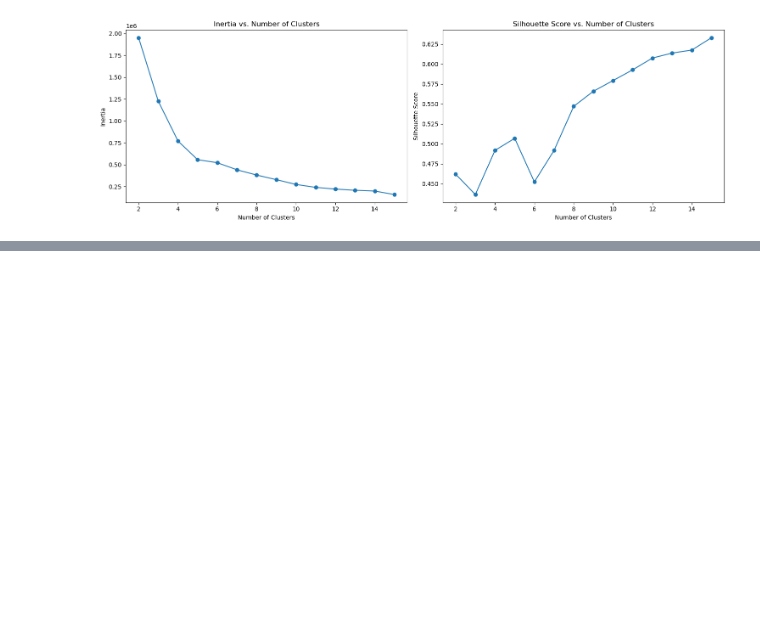
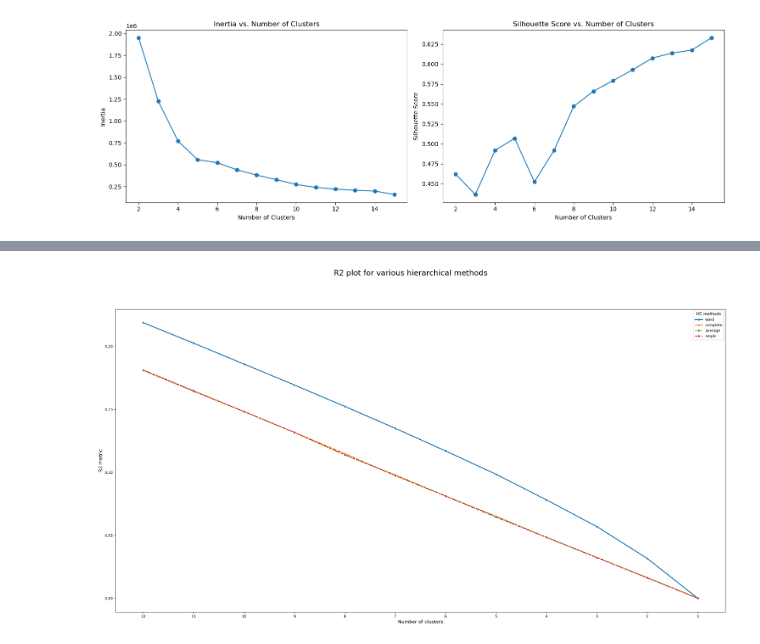
Before and after one commit to Pinky-Tie/reasons_for_absenteeism, a Jupyter notebook: code/segmentation.ipynb, the cells around one changed output, grey strips where cells are left out. Drawn from its saved outputs; the diff is of its cells as text; code cells hidden in the pictures; blank space fills up the shorter version.

```diff
--- a/code/segmentation.ipynb
+++ b/code/segmentation.ipynb
@@ -57,11 +51,6 @@ np.unique(worker['Education'], return_counts=True)
-# %%
-# One-hot encode the categorical column
-worker= pd.get_dummies(worker, columns=['Education'], drop_first=True)
-worker = pd.get_dummies(worker, columns=['bmi_category'], drop_first=True)
 # %%
-
 # columns that are still categorical (object dtype)
-cat_cols = ['Reason for absence', 'Month of absence', 'Day of the week', 'Seasons']
+cat_cols = ['Reason for absence', 'Month of absence', 'Day of the week', 'Seasons','Education','bmi_category']
 
 # create dummy variables for *only* these columns
 worker = pd.get_dummies(worker, columns=cat_cols, drop_first=True)
@@ -88,10 +77,14 @@ memory usage: 122.0 KB
 # %% [markdown]
 # **Scaling**
 # %%
+# No scaling
 worker_no_scl = worker.copy()
-worker_st_scl = StandardScaler().fit_transform(worker)
-worker_mm_scl = MinMaxScaler().fit_transform(worker)
-worker_rb_scl = RobustScaler().fit_transform(worker)
+# StandardScaler
+worker_st_scl = pd.DataFrame(StandardScaler().fit_transform(worker),columns=worker.columns,index=worker.index,)
+# MinMaxScaler
+worker_mm_scl = pd.DataFrame(MinMaxScaler().fit_transform(worker),columns=worker.columns,index=worker.index,)
+# RobustScaler
+worker_rb_scl = pd.DataFrame(RobustScaler().fit_transform(worker),columns=worker.columns,index=worker.index,)
 # %% [markdown]
 # **Clustering**
 # %% [markdown]
@@ -125,3 +118,7 @@ compare_cluster_solutions(worker, 'no_kmeans6', 'no_kmeans8')
 | no_kmeans6 Cluster 3 | 0 | 0 | 0 | 209 | ... |
 | no_kmeans6 Cluster 4 | 0 | 0 | 0 | 0 | ... |
 | no_kmeans6 Cluster 5 | 119 | 0 | 0 | 0 | ... |
+# %%
+plot_r2_hc(worker_st_scl, max_nclus=12)
+# %% [output]
+[figure, added]
```
Also changed, not shown: parts of 4 cells of this notebook.
